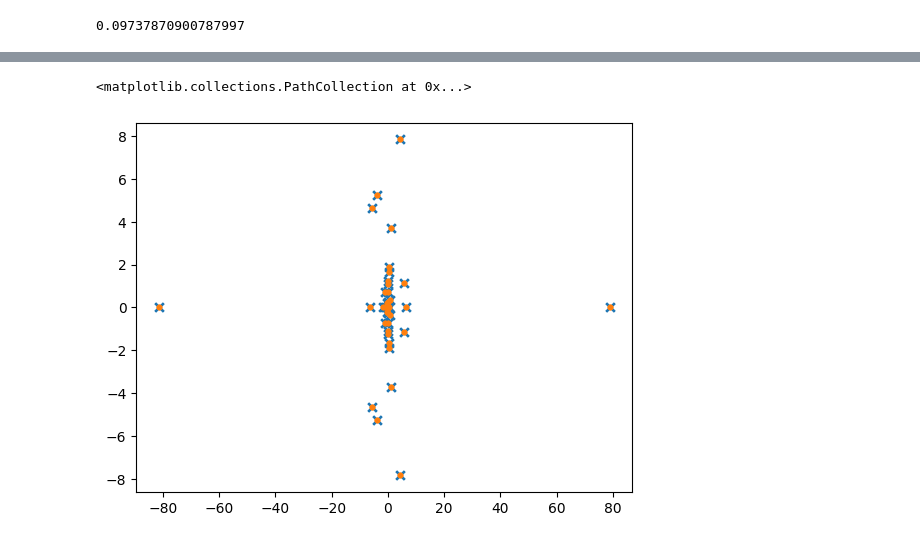
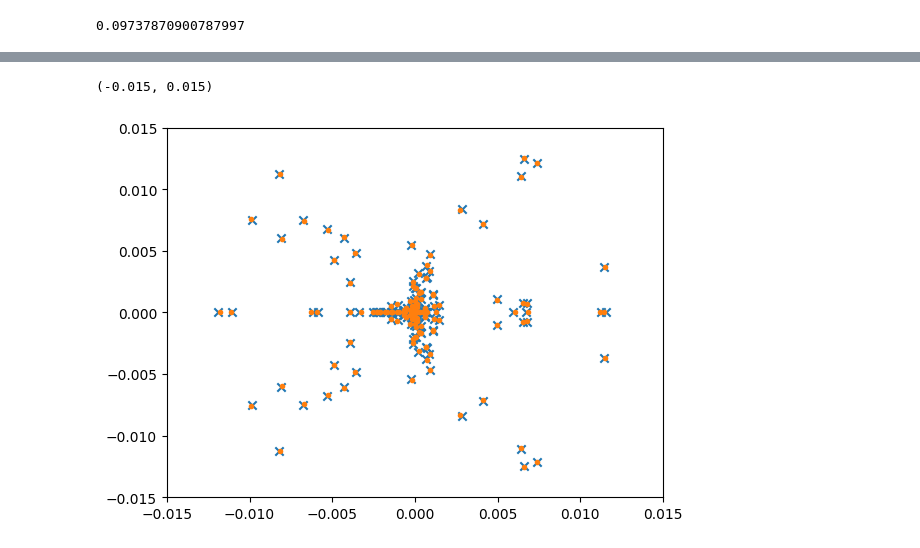
Before and after one commit to Hofsmo/bayes_rescheduling, a Jupyter notebook: test_gen_sens.ipynb, the cells around one changed output, grey strips where cells are left out. Drawn from its saved outputs; the diff is of its cells as text; code cells hidden in the pictures.

```diff
--- a/test_gen_sens.ipynb
+++ b/test_gen_sens.ipynb
@@ -155,19 +155,21 @@ print(np.angle(sens_single_gen[0]))
 # %%
-genser = senser.get_gen_sens(dP=1e-6)
-genser2=senser.get_gen_sens(dP=1e-5)*10
+genser = senser.get_gen_sens(dP=2e-4)
+genser2=senser.get_gen_sens(dP=3e-4)
 #genser3=senser.get_gen_sens(dP=1e-4)
 #genser4=senser.get_gen_sens(dP=1e-3)
 #genser5=senser.get_gen_sens(dP=1e-2)
 
 # np.max(abs(genser2-genser3))
 plt.scatter(genser.real, genser.imag, marker='x')
 plt.scatter(genser2.real, genser2.imag, marker='.')
 # plt.scatter(genser3.real, genser3.imag, marker='.')
 # plt.scatter(genser4.real, genser4.imag, marker='.')
 # plt.scatter(genser4.real, genser5.imag, marker='.')
+plt.xlim([-0.015, 0.015])
+plt.ylim([-0.015, 0.015])
 # %% [output]
-<matplotlib.collections.PathCollection at 0x...>
+(-0.015, 0.015)
-[figure, old version]
+[figure, new version]
 # %%
 self = senser
 gen_i = 1
```
Also changed, not shown: parts of 18 cells of this notebook.
